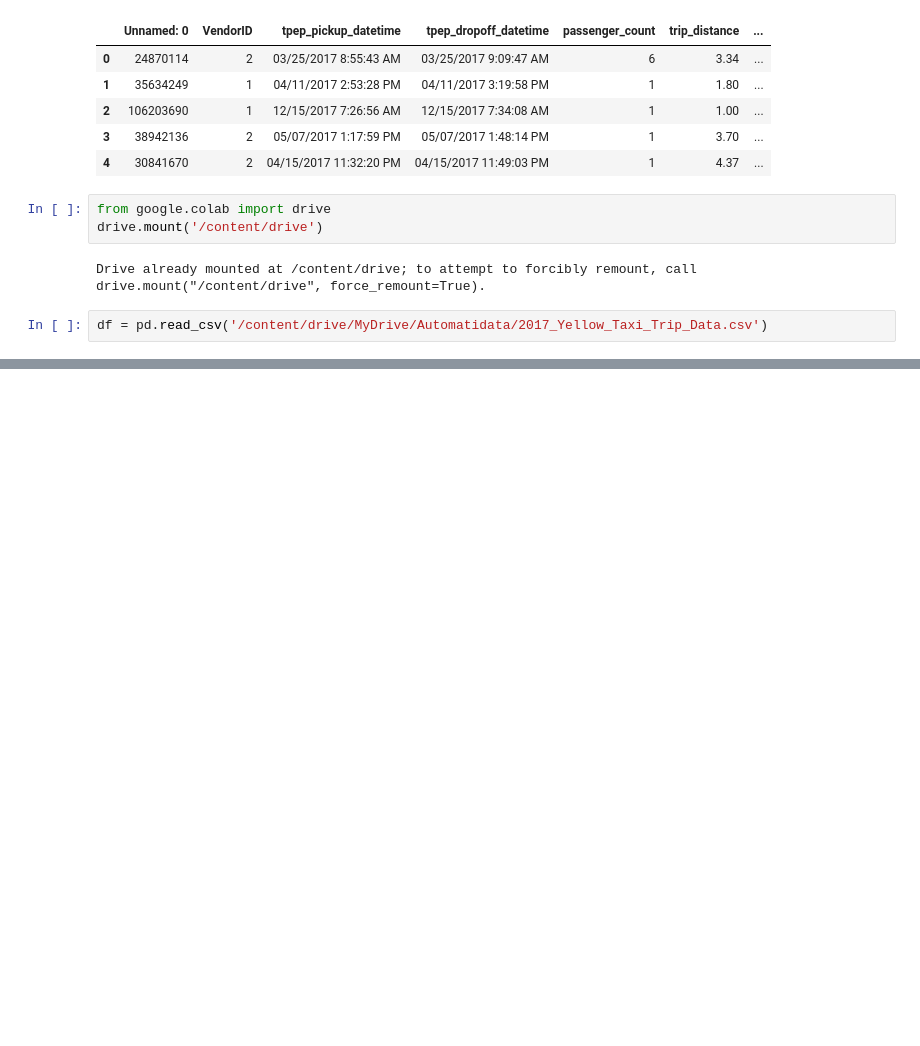
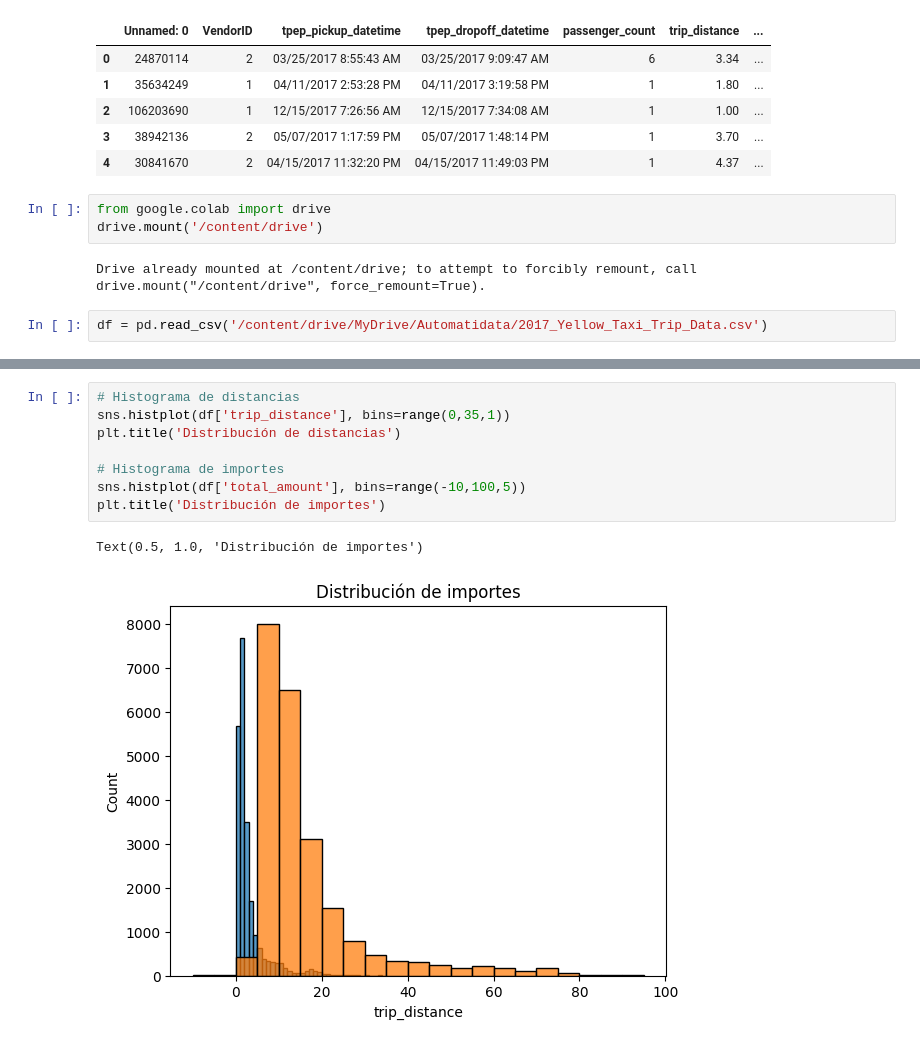
Before and after one commit to rebecasp80/automatidata-project, a Jupyter notebook: Automatidata_EDA.ipynb, the cells around one changed output, grey strips where cells are left out. Saved outputs shown, nothing was run; the diff lists cells and outputs as text; blank space fills up the shorter version.

```diff
--- a/Automatidata_EDA.ipynb
+++ b/Automatidata_EDA.ipynb
@@ -162,0 +223,11 @@ df = pd.read_csv('/content/drive/MyDrive/Automatidata/2017_Yellow_Taxi_Trip_Data
+# %%
+# Histograma de distancias
+sns.histplot(df['trip_distance'], bins=range(0,35,1))
+plt.title('Distribución de distancias')
+
+# Histograma de importes
+sns.histplot(df['total_amount'], bins=range(-10,100,5))
+plt.title('Distribución de importes')
+# %% [output]
+Text(0.5, 1.0, 'Distribución de importes')
+[figure, added]
```
Also changed, not shown: parts of 11 cells of this notebook, 12 other files.
